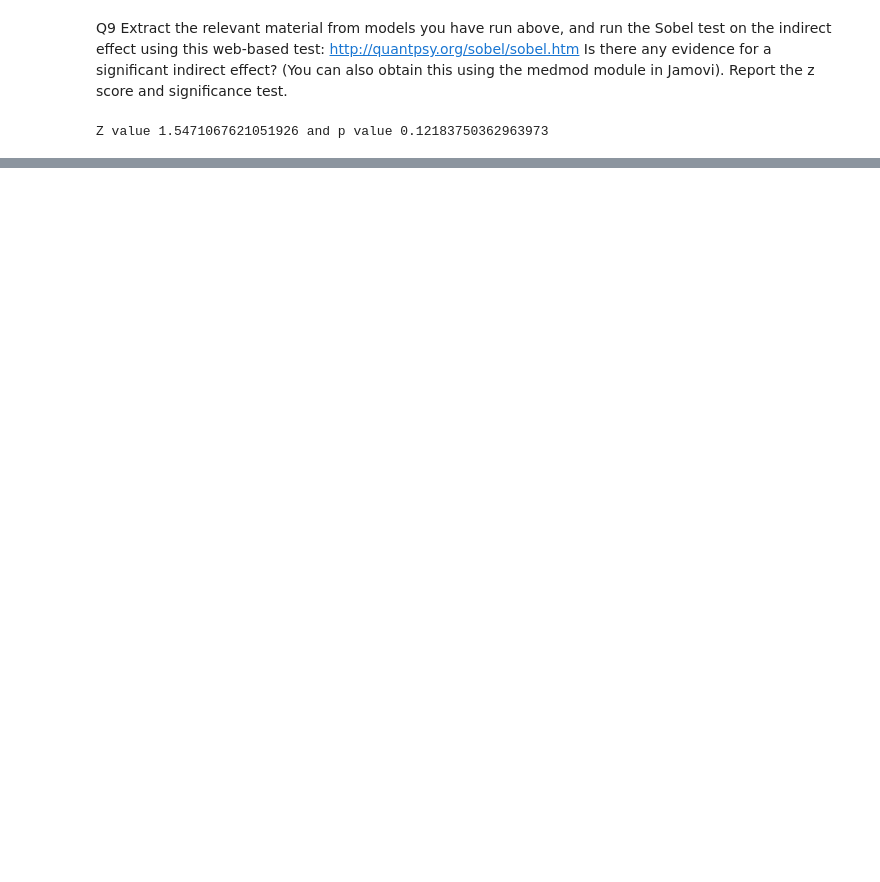
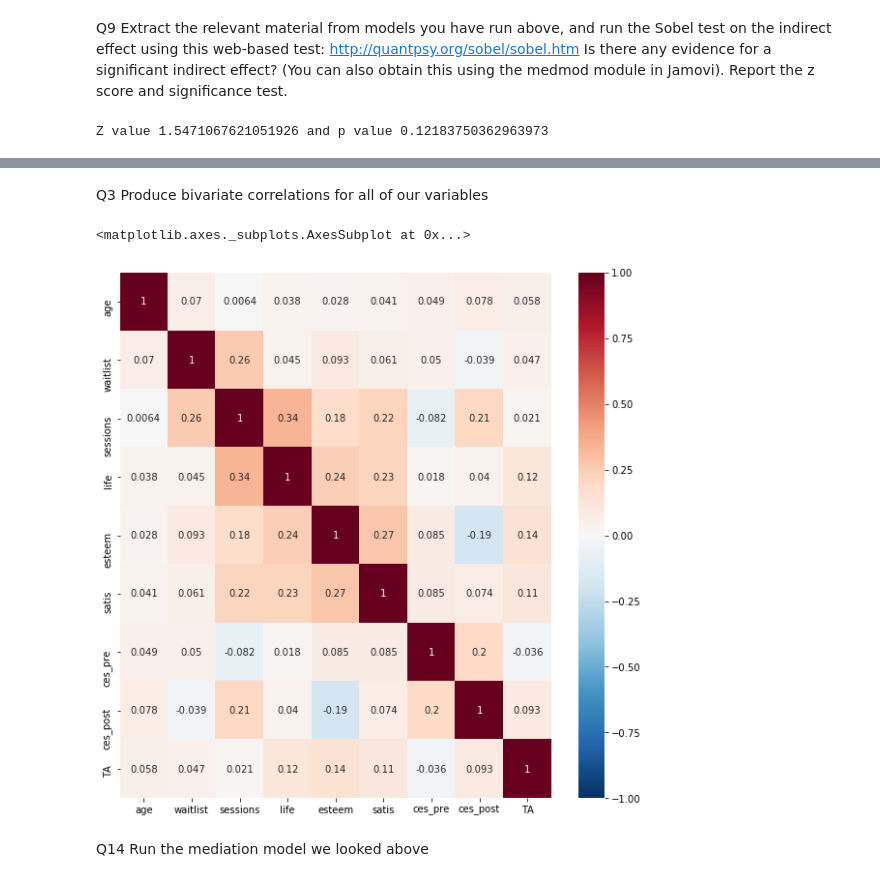
Before and after one commit to vb690/modules_comp_neuro_2021, a Jupyter notebook: advanced_quantitative_methods/units/7_structural_equation_modelling_I/unit_7_lab_assigment.ipynb, the cells around one changed output, grey strips where cells are left out. Drawn from its saved outputs; the diff is of its cells as text; code cells hidden in the pictures; blank space fills up the shorter version.

```diff
--- a/advanced_quantitative_methods/units/7_structural_equation_modelling_I/unit_7_lab_assigment.ipynb
+++ b/advanced_quantitative_methods/units/7_structural_equation_modelling_I/unit_7_lab_assigment.ipynb
@@ -179,0 +225,16 @@ sem_df = pd.read_spss('lab_data_2.sav')
+# %% [markdown]
+Q3 Produce bivariate correlations for all of our variables
+# %%
+plt.figure(figsize=(10, 10))
+sns.heatmap(
+    sem_df[['age', 'waitlist', 'sessions', 'life', 'esteem', 'satis', 'ces_pre', 'ces_post', 'TA']].corr(),
+    cmap='RdBu_r',
+    annot=True,
+    vmin=-1,
+    vmax=1
+)
+# %% [output]
+<matplotlib.axes._subplots.AxesSubplot at 0x...>
+[figure, added]
+# %% [markdown]
+Q14 Run the mediation model we looked above
```
Also changed, not shown: parts of 17 cells of this notebook, 4 other files.
